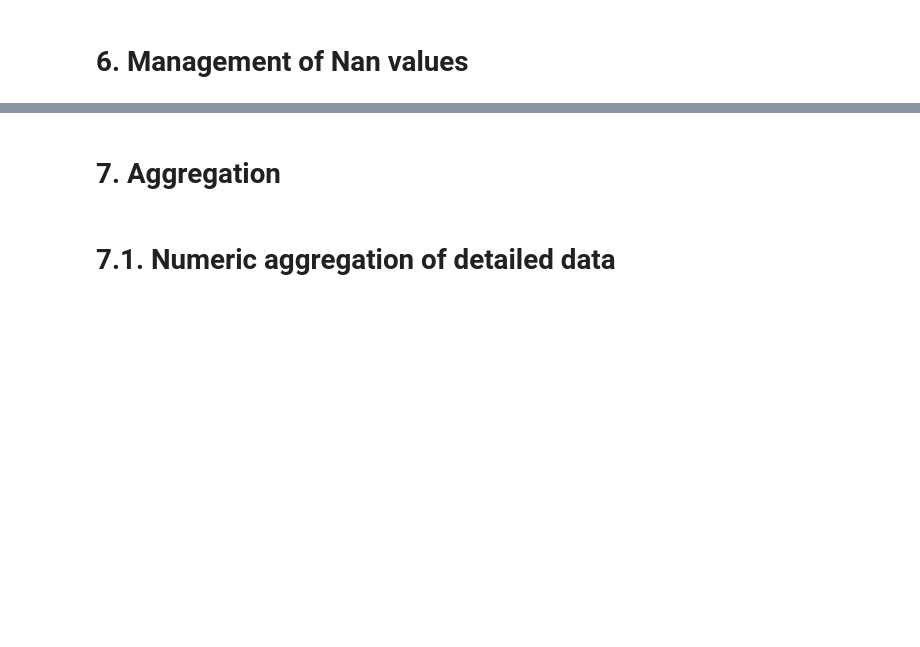
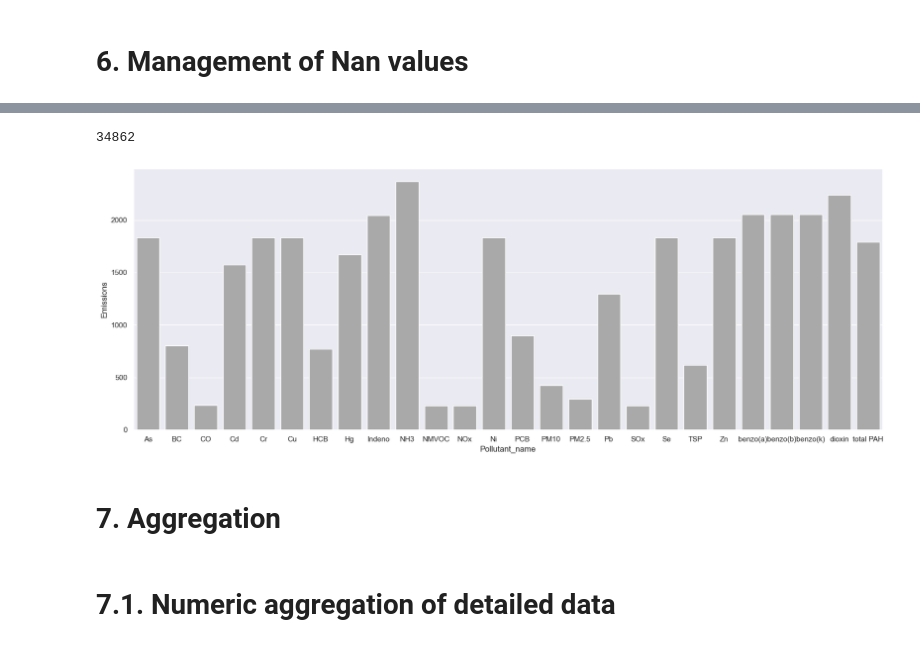
Before and after one commit to simboli/Computer-programming-and-data-management-Assignment, a Jupyter notebook: 001.National emissions LRTAP 2023.ipynb, the cells around one changed output, grey strips where cells are left out. Cells and saved outputs as stored; diff of their text form; code cells hidden in the pictures; blank space fills up the shorter version.

```diff
--- a/001.National emissions LRTAP 2023.ipynb
+++ b/001.National emissions LRTAP 2023.ipynb
@@ -226,0 +340,3 @@ Name: Emissions, dtype: object
+# %%
+df_Nan_Pollutant = df_emissions.groupby(['Pollutant_name']).agg({'Emissions': lambda x: x.isnull().sum()})
+df_Nan_Pollutant
@@ -227,3 +362,12 @@ Name: Emissions, dtype: object
+# %%
+df_Nan_Pollutant['Emissions'].sum()
+# %% [output]
+34862
+# %%
+sns.set(rc={'figure.figsize':(20,7)})
+sns.barplot(x='Pollutant_name', y='Emissions', data=df_Nan_Pollutant, color='darkgray');
+# %% [output]
+[figure, added]
 # %% [markdown]
 # 7. Aggregation
 # %% [markdown]
```
Also changed, not shown: parts of 29 cells of this notebook.
